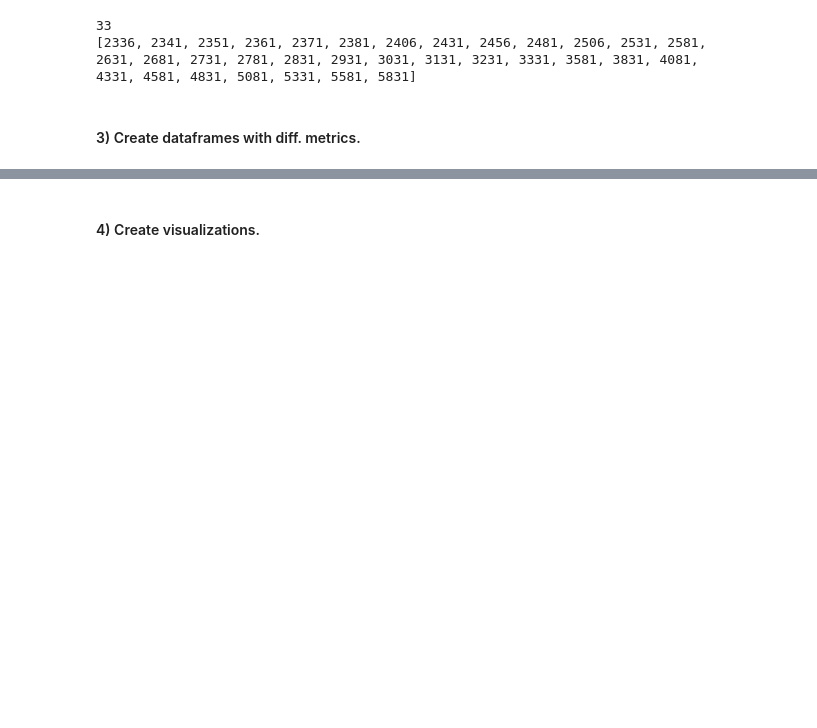
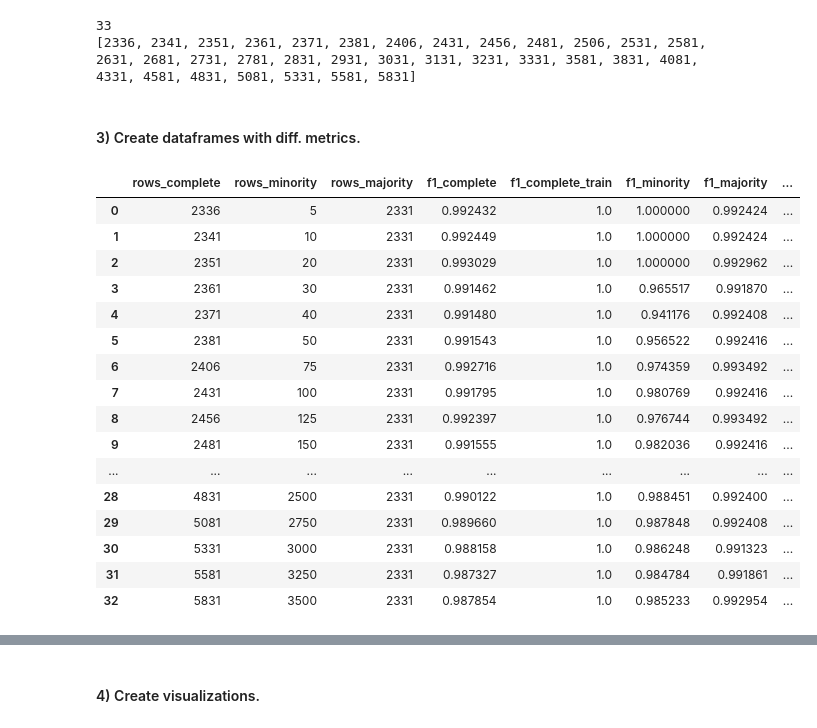
Before and after one commit to NilsBahr94/Master_Thesis_Algorithmic-Bias-in-AI, a Jupyter notebook: Master_Thesis_Algorithmic_Bias_Analysis.ipynb, the cells around one changed output, grey strips where cells are left out. Drawn from its saved outputs; the diff is of its cells as text; code cells hidden in the pictures; blank space fills up the shorter version.

```diff
--- a/Master_Thesis_Algorithmic_Bias_Analysis.ipynb
+++ b/Master_Thesis_Algorithmic_Bias_Analysis.ipynb
@@ -1629,12 +1263,12 @@ training_sizes = [5, 10, 20, 30, 40, 50, 75, 100, 125, 150, 175, 200, 250, 300,
                   4000, 4250, 4500, 4750, 5000, 6000, 7000, 8000, 9000, 10000, 15000]
 
 # Creating dfs for minority and majority group
-is_black = df_compas["race"].isin(["African-American"])
-is_white = df_compas["race"].isin(["Caucasian"])
-df_compas_black = df_compas[is_black]  # Minority
-df_compas_white = df_compas[is_white]  # Majority
+is_unpriv = df_compas["race"].isin(["African-American"])
+is_priv = df_compas["race"].isin(["Caucasian"])
+df_compas_unpriv = df_compas[is_unpriv]
+df_compas_priv = df_compas[is_priv]
 
-list_dfs_compas = create_datasets(min_data = df_compas_black, maj_data = df_compas_white, training_sizes=training_sizes)
+list_dfs_compas = create_datasets(min_data = df_compas_unpriv, maj_data = df_compas_priv, training_sizes=training_sizes)
 # %% [output]
 33
 [2336, 2341, 2351, 2361, 2371, 2381, 2406, 2431, 2456, 2481, 2506, 2531, 2581, 2631, 2681, 2731, 2781, 2831, 2931, 3031, 3131, 3231, 3331, 3581, 3831, 4081, 4331, 4581, 4831, 5081, 5331, 5581, 5831]
@@ -1664,0 +1277,38 @@ results_df_compas = metrics_to_df(list_dfs=list_dfs_compas, label = label, model
+# %%
+# Define arguments
+label = "two year recid"
+compas_model = XGBClassifier(base_score=0.5, booster='gbtree', colsample_bylevel=1,
+                      colsample_bynode=1, colsample_bytree=1, gamma=0,
+                      learning_rate=0.3, max_delta_step=0, max_depth=6,
+                      min_child_weight=1, missing=None, n_estimators=100, n_jobs=1,
+                      nthread=4, objective='binary:logistic', random_state=0,
+                      reg_alpha=0, reg_lambda=1, scale_pos_weight=1, seed=None,
+                      silent=None, subsample=1, verbosity=1)
+cv = 5
+discr_feature = "race"
+min_value = "African-American"
+maj_value = "Caucasian"
+
+# Run function
+results_df_compas = metrics_to_df(list_dfs=list_dfs_compas, label = label, model = compas_model,
+                                  cv = cv, discr_feature = discr_feature, min_value = min_value, maj_value = maj_value)
+
+results_df_compas
+# %% [output]
+|  | rows_complete | rows_minority | rows_majority | f1_complete | f1_complete_train | f1_minority | f1_majority | ... |
+| 0 | 2336 | 5 | 2331 | 0.992432 | 1.0 | 1.000000 | 0.992424 | ... |
+| 1 | 2341 | 10 | 2331 | 0.992449 | 1.0 | 1.000000 | 0.992424 | ... |
+| 2 | 2351 | 20 | 2331 | 0.993029 | 1.0 | 1.000000 | 0.992962 | ... |
+| 3 | 2361 | 30 | 2331 | 0.991462 | 1.0 | 0.965517 | 0.991870 | ... |
+| 4 | 2371 | 40 | 2331 | 0.991480 | 1.0 | 0.941176 | 0.992408 | ... |
+| 5 | 2381 | 50 | 2331 | 0.991543 | 1.0 | 0.956522 | 0.992416 | ... |
+| 6 | 2406 | 75 | 2331 | 0.992716 | 1.0 | 0.974359 | 0.993492 | ... |
+| 7 | 2431 | 100 | 2331 | 0.991795 | 1.0 | 0.980769 | 0.992416 | ... |
+| 8 | 2456 | 125 | 2331 | 0.992397 | 1.0 | 0.976744 | 0.993492 | ... |
+| 9 | 2481 | 150 | 2331 | 0.991555 | 1.0 | 0.982036 | 0.992416 | ... |
+| ... | ... | ... | ... | ... | ... | ... | ... | ... |
+| 28 | 4831 | 2500 | 2331 | 0.990122 | 1.0 | 0.988451 | 0.992400 | ... |
+| 29 | 5081 | 2750 | 2331 | 0.989660 | 1.0 | 0.987848 | 0.992408 | ... |
+| 30 | 5331 | 3000 | 2331 | 0.988158 | 1.0 | 0.986248 | 0.991323 | ... |
+| 31 | 5581 | 3250 | 2331 | 0.987327 | 1.0 | 0.984784 | 0.991861 | ... |
+| 32 | 5831 | 3500 | 2331 | 0.987854 | 1.0 | 0.985233 | 0.992954 | ... |
```
Also changed, not shown: parts of 170 cells of this notebook.
